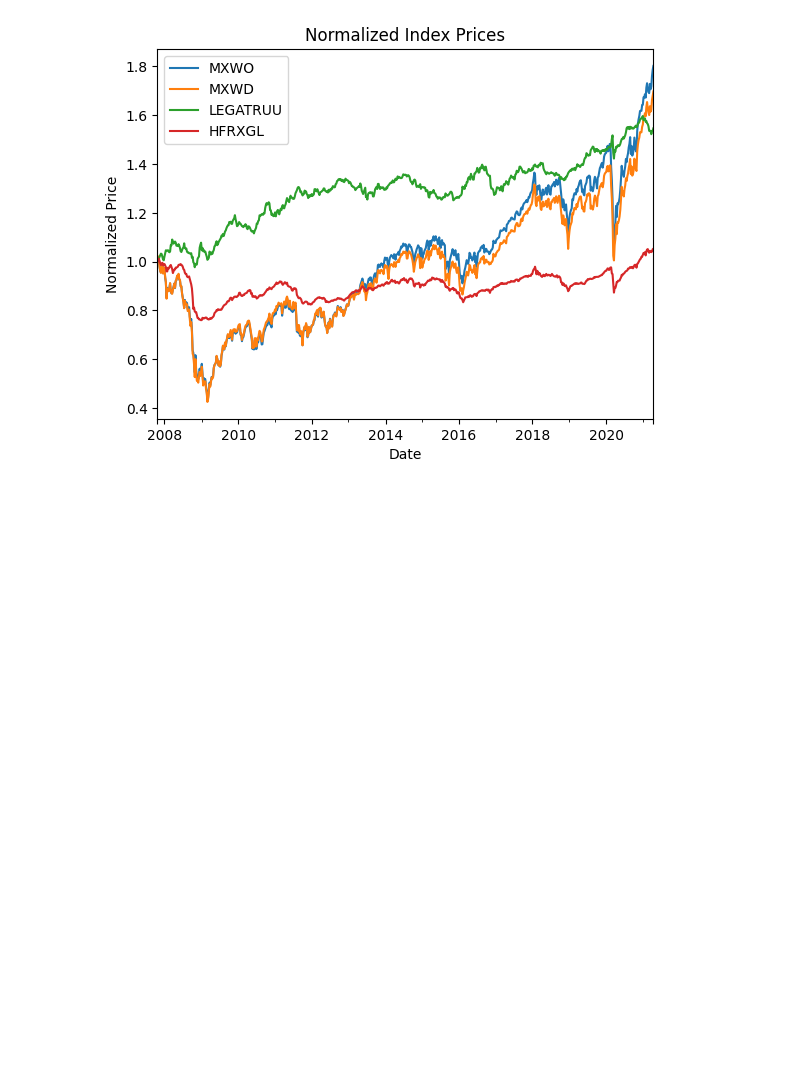
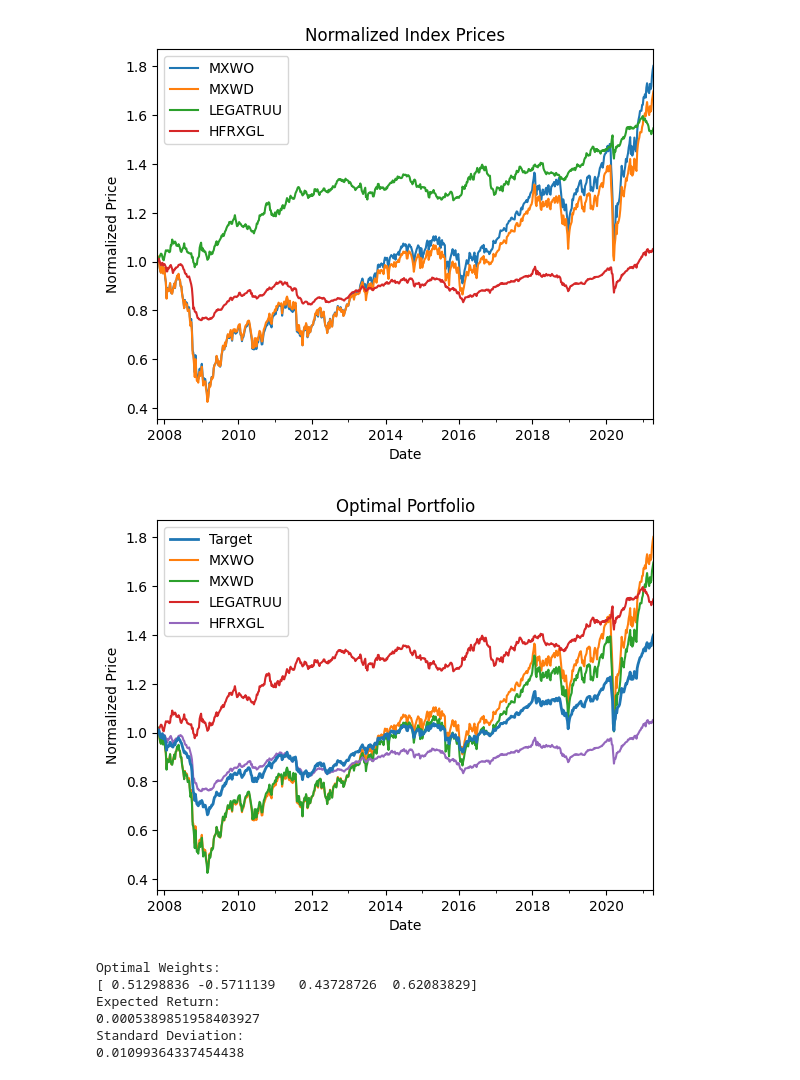
Before and after one commit to jstringara/Fintech, a Jupyter notebook: FinalProject/neuralReplication.ipynb, the cells around one changed output. Saved outputs shown, nothing was run; the diff lists cells and outputs as text; code cells hidden in the pictures; blank space fills up the shorter version.

```diff
--- a/FinalProject/neuralReplication.ipynb
+++ b/FinalProject/neuralReplication.ipynb
@@ -8,8 +11,10 @@ data = pd.read_csv('InvestmentReplica.csv', header=0)
 data = data.set_index('Date')
 data.index = pd.to_datetime(data.index, dayfirst=True)
 # divide it into indexes and futures
-indexes = data[['MXWO','MXWD','LEGATRUU','HFRXGL']]
-futures = data[['RX1','TY1','GC1','CO1','ES1','VG1',
-    'NQ1','LLL1','TP1','DU1', 'TU2' ]]
+futures_list = ['RX1','TY1','GC1','CO1','ES1','VG1',
+    'NQ1','LLL1','TP1','DU1', 'TU2' ]
+indexes_list = ['MXWO','MXWD','LEGATRUU','HFRXGL']
+indexes = data[indexes_list]
+futures = data[futures_list]
 # %% [markdown]
 # Data exploration
@@ -16,9 +22,51 @@ futures = data[['RX1','TY1','GC1','CO1','ES1','VG1',
 # %%
 # plot the indexes
-indexes_plot = indexes.div(indexes.iloc[0]).plot()
+indexes_norm = indexes.div(indexes.iloc[0])
+indexes_plot = indexes_norm.plot()
 indexes_plot.set_ylabel('Normalized Price')
 indexes_plot.set_xlabel('Date')
 indexes_plot.set_title('Normalized Index Prices')
 plt.show()
 # %% [output]
 [figure]
+# %%
+# define the expected returns, their covariance matrix and the fixed return
+# we want to achieve
+returns = indexes.pct_change().dropna()
+mu = returns.mean()
+Sigma = returns.cov()
+Sigma_inv = np.linalg.inv(Sigma)
+r = 0.3
+ones = np.ones(len(mu))
+
+# calculate the optimal weights
+w = Sigma_inv.dot(mu-r*ones)/(ones.T.dot(Sigma_inv).dot(mu-r*ones))
+
+# define the target through the optimal weights
+target = indexes.dot(w)
+target.name = 'Target'
+
+target_norm = target.div(target.iloc[0])
+target_plot = target_norm.plot(zorder=1, lw=2)
+indexes_norm.plot(ax=target_plot, zorder=0)
+target_plot.set_ylabel('Normalized Price')
+target_plot.set_xlabel('Date')
+target_plot.set_title('Optimal Portfolio')
+target_plot.legend(loc='best')
+plt.show()
+
+# print the optimal weights and the expected return
+print('Optimal Weights:')
+print(w)
+print('Expected Return:')
+print(target.pct_change().mean())
+print('Standard Deviation:')
+print(target.pct_change().std())
+# %% [output]
+[figure, added]
+Optimal Weights:
+[ 0.51298836 -0.5711139   0.43728726  0.62083829]
+Expected Return:
+0.0005389851958403927
+Standard Deviation:
+0.01099364337454438
```
Also changed, not shown: parts of 17 cells of this notebook, 2 other files.
